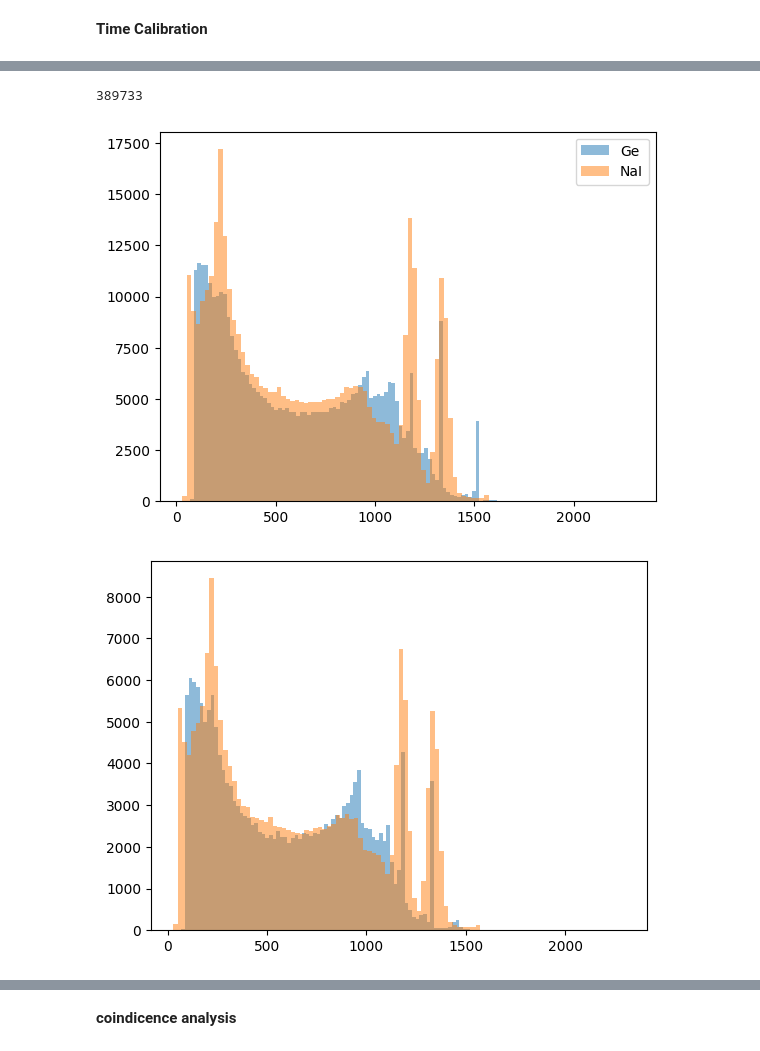
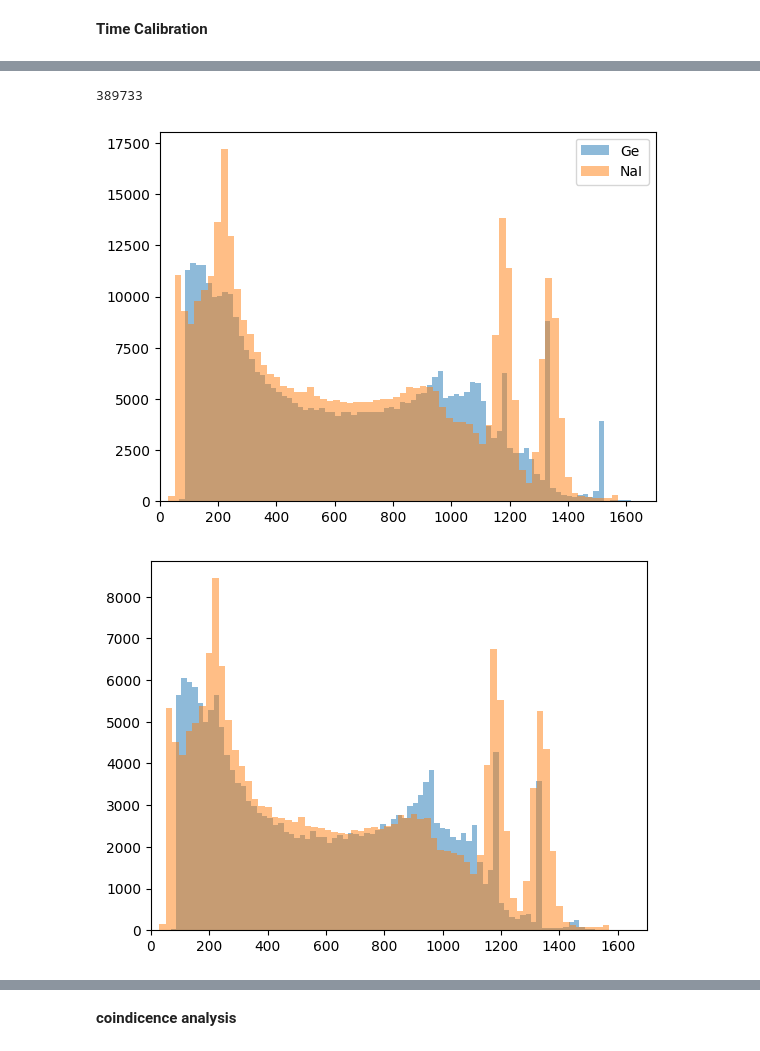
Before and after one commit to thexwon/P4, a Jupyter notebook: Gamma Coincidence Spectroscopy/gamma_code.ipynb, the cells around one changed output, grey strips where cells are left out. Drawn from its saved outputs; the diff is of its cells as text; code cells hidden in the pictures.

```diff
--- a/Gamma Coincidence Spectroscopy/gamma_code.ipynb
+++ b/Gamma Coincidence Spectroscopy/gamma_code.ipynb
@@ -457,19 +457,10 @@ print(Co60_NaI_peak2, "+-", Co60_NaI_sigma2)
 # %% [markdown]
 ****Time Calibration****
 # %%
-"""
 data = np.genfromtxt(
     'data/Na22_coincidence/coincidences.csv',
     delimiter=',',
     skip_header=1  # Skip header row
 )
-
-stop = 200000
-
-data = data[:stop,:]
-
-
-print(Co60_Ge_peak1)
-print(Co60_Ge_sigma1)
-"""
+print(len(data))
 # %% [output]
@@ -519,20 +492,28 @@ print("N points in region:", count)
 # %%
 data = np.genfromtxt(
     'data/Co60_coincidence/coincidences.csv',
     delimiter=',',
     skip_header=1  # Skip header row
 )
 print(len(data))
+t_mask = ((t_0-t_s <= data[:,-1]) & (data[:,-1]<= t_0+t_s))
 plt.hist(EGe(data[:,3]), bins=100,alpha = 0.5, label = "Ge")
 plt.hist(ENaI(data[:,4]), bins=100,alpha = 0.5, label = "NaI")
 plt.legend()
+plt.xlim(0,1700)
 plt.show()
 stop = 200000
 plt.hist(EGe(data[stop:,3]), bins=100,alpha = 0.5, label = "Ge")
 plt.hist(ENaI(data[stop:,4]), bins=100,alpha = 0.5, label = "NaI")
+plt.xlim(0,1700)
 plt.show()
-#data = data[:stop,:]
+data = data[stop:,:]
+data = data[t_mask[stop:]]
+plt.hist(EGe(data[:,3]), bins=100,alpha = 0.5, label = "Ge")
+plt.hist(ENaI(data[:,4]), bins=100,alpha = 0.5, label = "NaI")
+plt.xlim(0,1700)
+plt.show()
 # %% [output]
 389733
-[figure, old version]
+[figure, new version]
-[figure, old version]
+[figure, new version]
```
Also changed, not shown: parts of 5 cells of this notebook, 1 other file.
